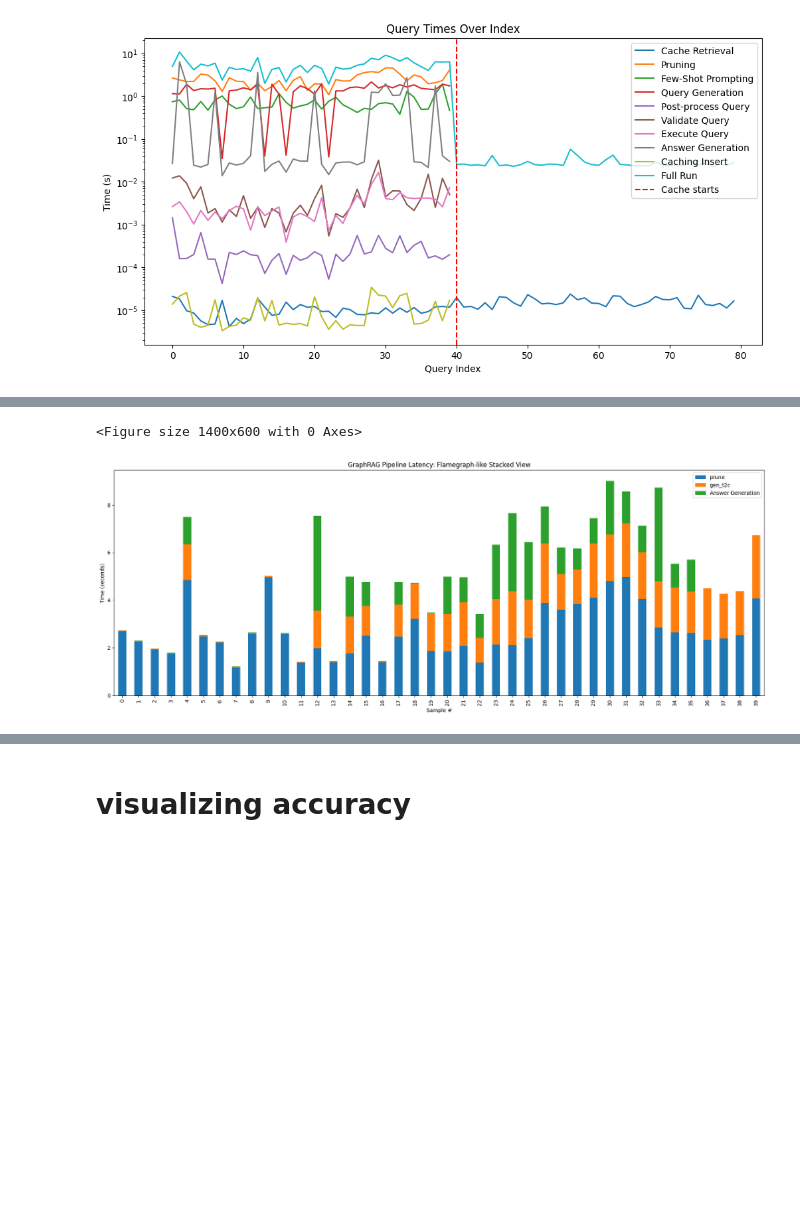
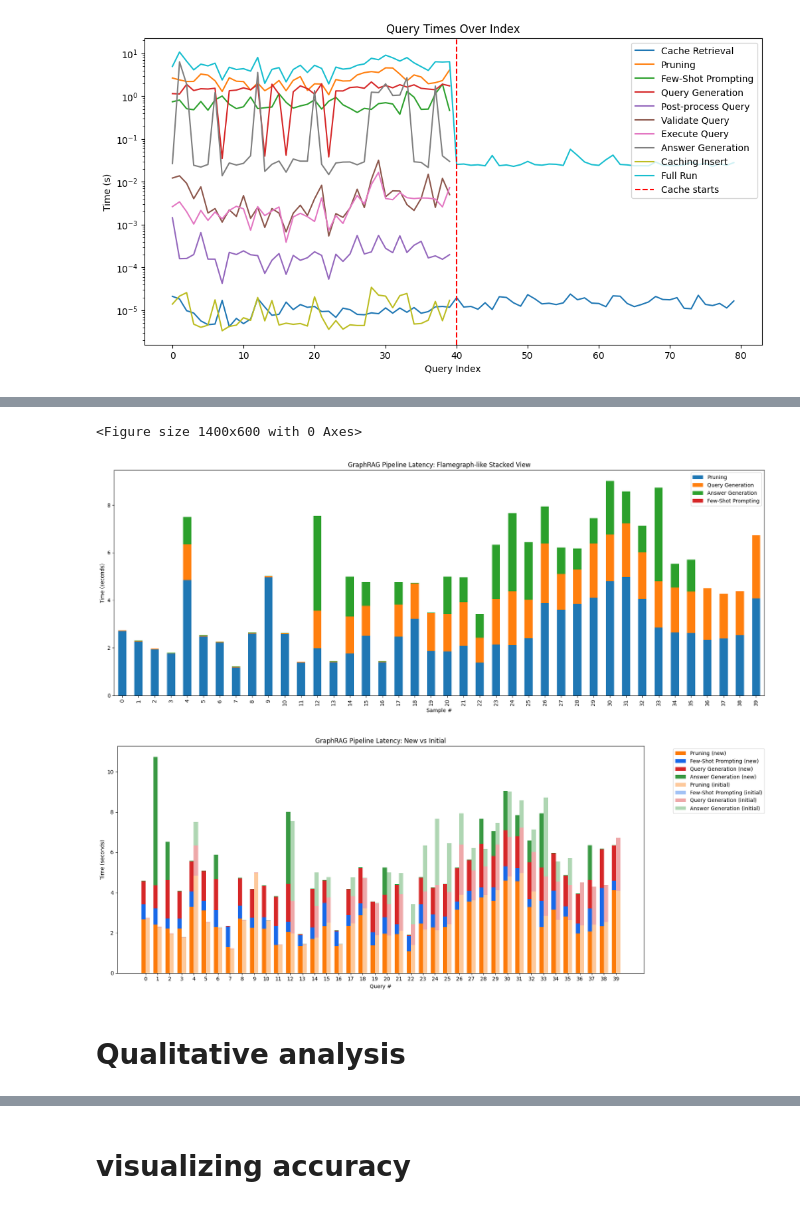
Before and after one commit to Douae-Kbl/CS-E4780-project2, a Jupyter notebook: data/plotting.ipynb, the cells around one changed output, grey strips where cells are left out. Drawn from its saved outputs; the diff is of its cells as text; code cells hidden in the pictures; blank space fills up the shorter version.

```diff
--- a/data/plotting.ipynb
+++ b/data/plotting.ipynb
@@ -135,11 +135,12 @@ for rec in latency_lines_initial:
 
 df_initial_plot = pd.DataFrame(records_initial)
 df_initial_plot = df_initial_plot[['prune', 'gen_t2c', 'answer_gen']]
+df_initial_plot['Few-Shot Prompting'] = [0]*len(df_initial_plot)
 df_initial_plot.rename(columns={
     'cache_retrieval': 'Cache Retrieval',
-    'prune_0': 'Pruning',
+    'prune': 'Pruning',
     'few_shots_0': 'Few-Shot Prompting',
-    'gen_t2c_0': 'Query Generation',
+    'gen_t2c': 'Query Generation',
     'postprocess_query': 'Post-process Query',
     'validate_query': 'Validate Query',
     'exec_query': 'Execute Query',
@@ -168,6 +169,57 @@ plt.tight_layout()
 plt.show()
 # %% [output]
 <Figure size 1400x600 with 0 Axes>
-[figure, old version]
+[figure, new version]
+# %%
+import matplotlib.pyplot as plt
+import numpy as np
+from collections import OrderedDict
+
+# Define colors for each step
+step_colors = {
+    "Pruning": "#fc7a09",
+    "Few-Shot Prompting": "#1868e8",
+    "Query Generation": "#d62728",
+    "Answer Generation": "#399943"
+}
+
+columns = df_plot.columns  # ensure these are the steps you want
+n_samples = len(df_plot)
+bar_width = 0.35
+x = np.arange(n_samples)
+
+fig, ax = plt.subplots(figsize=(18, 7))
+
+# Plot df_plot (new pipeline)
+bottom = np.zeros(n_samples)
+for col in columns:
+    color = step_colors.get(col, "gray")  # fallback color
+    ax.bar(x - bar_width/2, df_plot[col], width=bar_width, bottom=bottom, label=f"{col} (new)", color=color)
+    bottom += df_plot[col].values
+
+# Plot df_initial_plot (initial pipeline)
+bottom = np.zeros(n_samples)
+for col in columns:
+    color = step_colors.get(col, "gray")
+    ax.bar(x + bar_width/2, df_initial_plot[col], width=bar_width, bottom=bottom, label=f"{col} (initial)", color=color, alpha=0.4)
+    bottom += df_initial_plot[col].values
+
+ax.set_xlabel("Query #")
+ax.set_ylabel("Time (seconds)")
+ax.set_title("GraphRAG Pipeline Latency: New vs Initial")
+ax.set_xticks(x)
+ax.set_xticklabels(x)
+
+# Clean up legend to avoid duplicates
+handles, labels = ax.get_legend_handles_labels()
+by_label = OrderedDict(zip(labels, handles))
+ax.legend(by_label.values(), by_label.keys(), bbox_to_anchor=(1.05, 1), loc='upper left')
+
+plt.tight_layout()
+plt.show()
+# %% [output]
+[figure, added]
+# %% [markdown]
+# Qualitative analysis
 # %%
 df_true = pd.read_csv("./generate_examples/nobel_questions_queries.csv")
```
Also changed, not shown: parts of 4 cells of this notebook.
